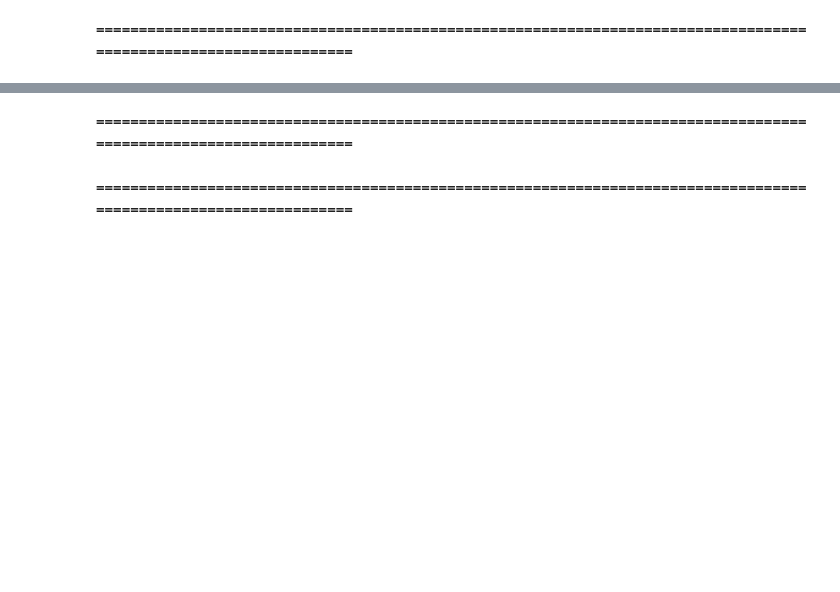
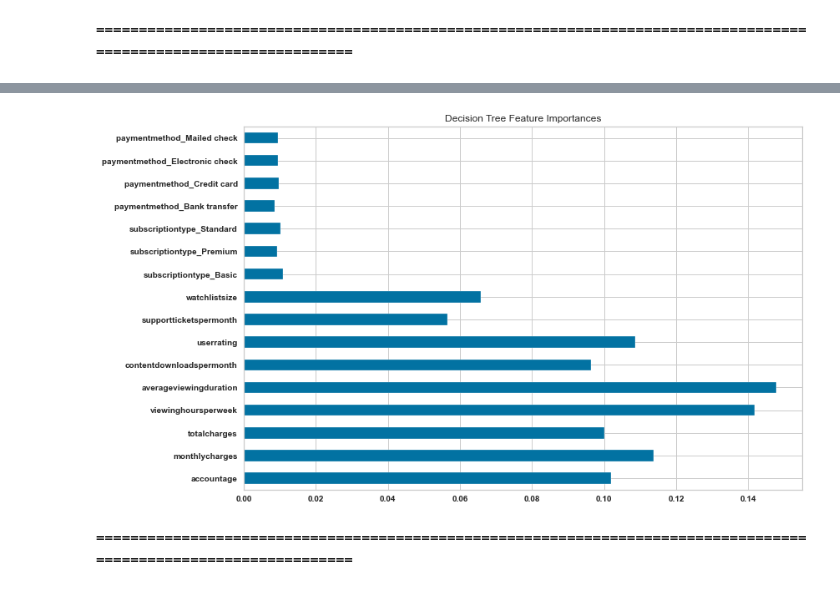
Before and after one commit to dennislamcv1/CourseraChurn, a Jupyter notebook: Churn Tree Classification.ipynb, the cells around one changed output, grey strips where cells are left out. Drawn from its saved outputs; the diff is of its cells as text; code cells hidden in the pictures; blank space fills up the shorter version.

```diff
--- a/Churn Tree Classification.ipynb
+++ b/Churn Tree Classification.ipynb
@@ -466,3 +510,19 @@ fig.show()
+# %%
+importances = dtpipeline.named_steps.decisiontree.feature_importances_
+
+feature_importances = pd.Series(importances, index=preprocessor.fit_transform(X_train).columns)
+
+fig, ax = plt.subplots()
+
+feature_importances.plot.barh(ax=ax, figsize=(12,8))
+ax.set_title("Decision Tree Feature Importances")
+ax.tick_params('x', rotation=0)
+
+fig.show()
+
+#fig.savefig("tree.png")
+# %% [output]
+[figure, added]
 # %%
 feature_importances_df = pd.DataFrame(feature_importances, columns=["importances"])
 feature_importances_df = feature_importances_df.sort_values(by='importances')
@@ -478,8 +538,6 @@ ax.set_xlabel("Importance")
 ax.set_ylabel("Feature")
 
 plt.show()
-# %% [markdown]
-**=================================================================================================================**
 # %% [markdown]
 **=================================================================================================================**
 # %% [markdown]
```
Also changed, not shown: parts of 90 cells of this notebook, 3 other files.
